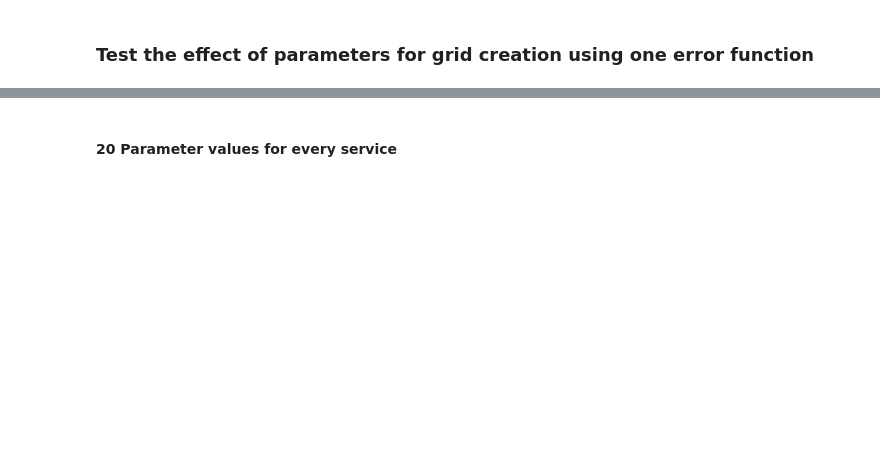
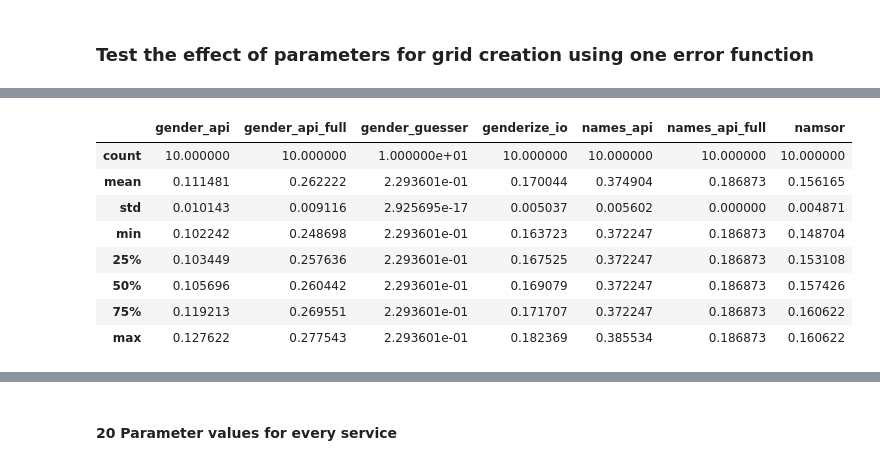
Before and after one commit to GenderGapSTEM-PublicationAnalysis/name_gender_inference, a Jupyter notebook: Parameter_tuning.ipynb, the cells around one changed output, grey strips where cells are left out. Saved outputs shown, nothing was run; the diff lists cells and outputs as text; code cells hidden in the pictures; blank space fills up the shorter version.

```diff
--- a/Parameter_tuning.ipynb
+++ b/Parameter_tuning.ipynb
@@ -307,0 +410,12 @@ def tune(error_func, grids, constraint_func=None, constraint_val=None):
+# %%
+df.describe()
+# %% [output]
+|  | gender_api | gender_api_full | gender_guesser | genderize_io | names_api | names_api_full | namsor |
+| count | 10.000000 | 10.000000 | 1.000000e+01 | 10.000000 | 10.000000 | 10.000000 | 10.000000 |
+| mean | 0.111481 | 0.262222 | 2.293601e-01 | 0.170044 | 0.374904 | 0.186873 | 0.156165 |
+| std | 0.010143 | 0.009116 | 2.925695e-17 | 0.005037 | 0.005602 | 0.000000 | 0.004871 |
+| min | 0.102242 | 0.248698 | 2.293601e-01 | 0.163723 | 0.372247 | 0.186873 | 0.148704 |
+| 25% | 0.103449 | 0.257636 | 2.293601e-01 | 0.167525 | 0.372247 | 0.186873 | 0.153108 |
+| 50% | 0.105696 | 0.260442 | 2.293601e-01 | 0.169079 | 0.372247 | 0.186873 | 0.157426 |
+| 75% | 0.119213 | 0.269551 | 2.293601e-01 | 0.171707 | 0.372247 | 0.186873 | 0.160622 |
+| max | 0.127622 | 0.277543 | 2.293601e-01 | 0.182369 | 0.385534 | 0.186873 | 0.160622 |
```
Also changed, not shown: parts of 27 cells of this notebook, 2 other files.
